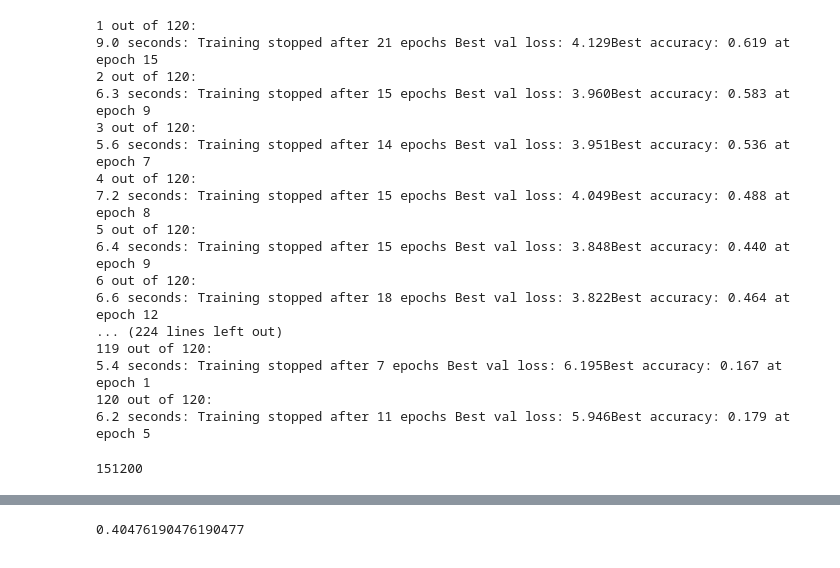
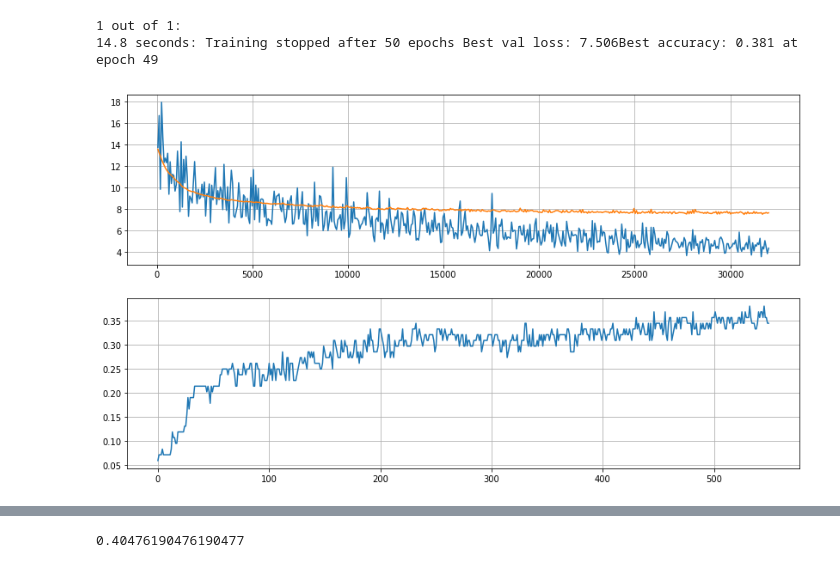
Before and after one commit to KamenB/mlp-03, a Jupyter notebook: notebooks/networks/Training reasoning agents.ipynb, the cells around one changed output, grey strips where cells are left out. Drawn from its saved outputs; the diff is of its cells as text; code cells hidden in the pictures.

Commit message:
Update RA training script

```diff
--- a/notebooks/networks/Training reasoning agents.ipynb
+++ b/notebooks/networks/Training reasoning agents.ipynb
@@ -216,62 +29,39 @@ def train_iteration(hyperparams, res_folder, save=True, plot=False):
 # %%
 hyperparams = {
     'img_size': [28],
-    'encoding_size': [50, 100, 150, 200, 250, 300, 400],
-    'hidden_dim': [50, 100, 150, 200, 250, 300],
-    'num_hidden_layers': [1, 2, 3, 4],
-    'agent_type': ['ff'],
+    'encoding_size': [50],
+    'hidden_dim': [200],
+    'num_hidden_layers': [1],
+    'agent_type': ['rnn'],
     'network_type': ['vanilla'],
 
-    'learning_rate': [0.001, 0.05, 0.1, 0.5, 1],
-    'momentum': [0, 0.1, 0.2, 0.3, 0.4, 0.5],
-    'weight_decay': [0, 0.1, 0.3, 0.5, 0.7, 0.9],
-    'num_epochs': [60],
-    'batch_size': [4, 8, 16, 32, 64],
-    'patience_epochs': [5]
+    'learning_rate': [0.05],
+    'momentum': [0.1],
+    'weight_decay': [0],
+    'num_epochs': [50],
+    'batch_size': [64],
+    'patience_epochs': [5],
+    'nonlinearity': ['relu']
 }
 # %%
-save = True
-plot = False
+save = False
+plot = True
 
+folder = 'results/ff/'
 if save:
-    folder = 'results/test/'
     if not os.path.exists(folder + '/best_models'):
         os.makedirs(folder + '/best_models')
 
 num_models = len(os.listdir(folder)) - 1
 hypers_list = dict_of_lists_to_list_of_dicts(hyperparams)
 for i, h in enumerate(hypers_list):
     print(f'{i+1} out of {len(hypers_list)}:')
     h['id'] = num_models + i
-    try:
-        train_iteration(h, folder, save=save, plot=plot)
-    except Exception:
-        print('OOPS!')
+    train_iteration(h, folder, save=save, plot=plot)
 # %% [output]
-1 out of 120:
-9.0 seconds: Training stopped after 21 epochs Best val loss: 4.129Best accuracy: 0.619 at epoch 15
-2 out of 120:
-6.3 seconds: Training stopped after 15 epochs Best val loss: 3.960Best accuracy: 0.583 at epoch 9
-3 out of 120:
-5.6 seconds: Training stopped after 14 epochs Best val loss: 3.951Best accuracy: 0.536 at epoch 7
-4 out of 120:
-7.2 seconds: Training stopped after 15 epochs Best val loss: 4.049Best accuracy: 0.488 at epoch 8
-5 out of 120:
-6.4 seconds: Training stopped after 15 epochs Best val loss: 3.848Best accuracy: 0.440 at epoch 9
-6 out of 120:
-6.6 seconds: Training stopped after 18 epochs Best val loss: 3.822Best accuracy: 0.464 at epoch 12
-... (224 lines left out)
-119 out of 120:
-5.4 seconds: Training stopped after 7 epochs Best val loss: 6.195Best accuracy: 0.167 at epoch 1
-120 out of 120:
-6.2 seconds: Training stopped after 11 epochs Best val loss: 5.946Best accuracy: 0.179 at epoch 5
+1 out of 1:
+14.8 seconds: Training stopped after 50 epochs Best val loss: 7.506Best accuracy: 0.381 at epoch 49
+[figure, added]
-# %%
-hypers_list = dict_of_lists_to_list_of_dicts(hyperparams)
-# np.random.choice(hypers_list, 10)
-
-len(hypers_list)
-# %% [output]
-151200
 # %%
 valid_data = SandiaDataProvider(which_set='valid', dataset_home='../../datasets/sandia/', img_size=img_size)
 train_data = SandiaDataProvider(which_set='train', dataset_home='../../datasets/sandia/', img_size=img_size)
```
Also changed, not shown: parts of 9 cells of this notebook, 1 other file.
